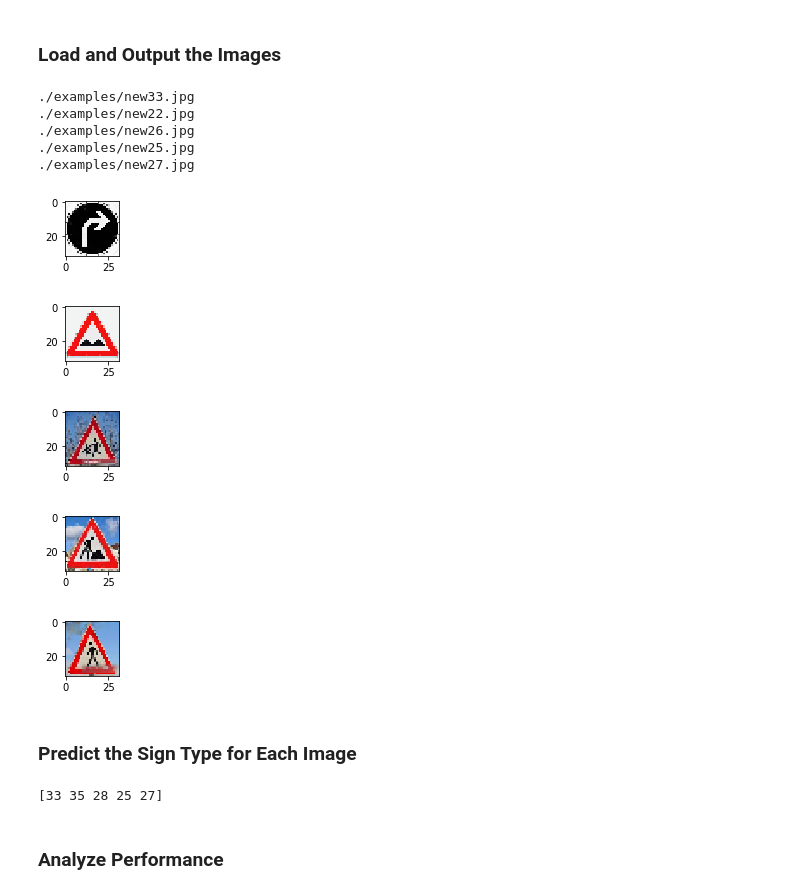
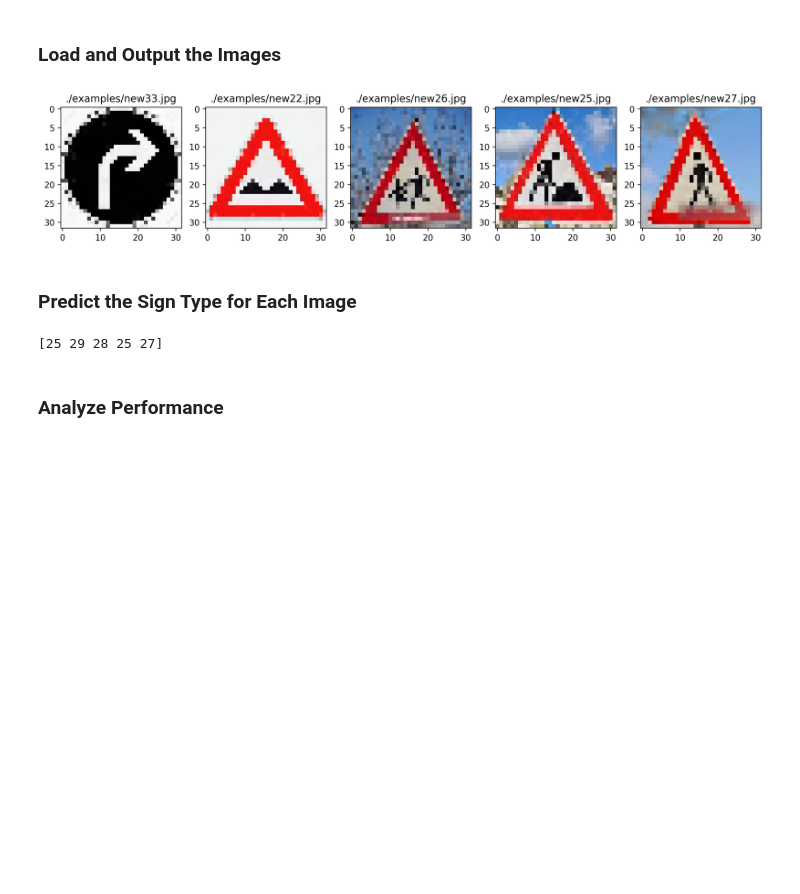
Before and after one commit to shotaro12oyama/Udacity-Traffic-Sign-Classifier, a Jupyter notebook: Traffic_Sign_Classifier.ipynb, the cells around one changed output. Cells and saved outputs as stored; diff of their text form; code cells hidden in the pictures; blank space fills up the shorter version.

```diff
--- a/Traffic_Sign_Classifier.ipynb
+++ b/Traffic_Sign_Classifier.ipynb
@@ -95,11 +93,9 @@ The [Matplotlib](http://matplotlib.org/) [examples](http://matplotlib.org/exampl
 
 **NOTE:** It's recommended you start with something simple first. If you wish to do more, come back to it after you've completed the rest of the sections. It can be interesting to look at the distribution of classes in the training, validation and test set. Is the distribution the same? Are there more examples of some classes than others?
 # %%
-### Data exploration visualization code goes here.
-### Feel free to use as many code cells as needed.
 import random
 import matplotlib.pyplot as plt
-# Visualizations will be shown in the notebook.
+
 %matplotlib inline
 
 plt.figure(figsize=(15,7), dpi=250)
@@ -108,5 +104,5 @@ for i in range(5):
     image = X_train[index].squeeze()
     plt.subplot(1,5, i+1)
     plt.title('SampleData' + str(y_train[index]))
-    plt.imshow(image, cmap="gray")
+    plt.imshow(image)
 # %% [output]
@@ -369,35 +365,29 @@ You may find `signnames.csv` useful as it contains mappings from the class id (i
 # %%
 ### Load the images and plot them here.
 ### Feel free to use as many code cells as needed.
 import glob
 
-
 new_img_x = []
-for file in glob.glob('./examples/new*.jpg'):
+plt.figure(figsize=(15,7), dpi=250)
+for file, i  in zip(glob.glob('./examples/new*.jpg'), range(5)):
     tmp = Image.open(file)
     tmp = tmp.convert('RGB')
     tmp = tmp.resize((32,32))
     new_img_x.append(np.array(tmp))
-    print(file)
-    plt.figure(figsize=(1,1))
-    plt.imshow(tmp)
 
-n_x = len(file)
+    image = new_img_x[i].squeeze()
+    plt.subplot(1,5, i+1)
+    plt.title(str(file))
+    plt.imshow(image)
+
 new_img_x =np.array(new_img_x)
+n_x = len(new_img_x)
 new_img_x =  normalize(grayscale(new_img_x, n_x))
 
+
 new_img_y = [33,22,26,25,27]
 # %% [output]
-./examples/new33.jpg
-./examples/new22.jpg
-./examples/new26.jpg
-./examples/new25.jpg
-./examples/new27.jpg
-[figure, old version]
+[figure, new version]
-[figure, removed]
-[figure, removed]
-[figure, removed]
-[figure, removed]
 # %% [markdown]
 ### Predict the Sign Type for Each Image
 # %%
@@ -411,11 +401,10 @@ with tf.Session() as sess:
     saver.restore(sess, tf.train.latest_checkpoint('.'))
     #sess.run(LeNet,feed_dict={x:test_images})
     predicted_logits=sess.run(logits,feed_dict={x: new_img_x})
-    predicted_prob=sess.run(tf.nn.softmax(predicted_logits))
     predicted_labels = np.argmax(predicted_logits, axis=1)
     print(predicted_labels)
 # %% [output]
-[33 35 28 25 27]
+[25 29 28 25 27]
 # %% [markdown]
 ### Analyze Performance
 # %%
```
Also changed, not shown: parts of 10 cells of this notebook, 3 other files.
